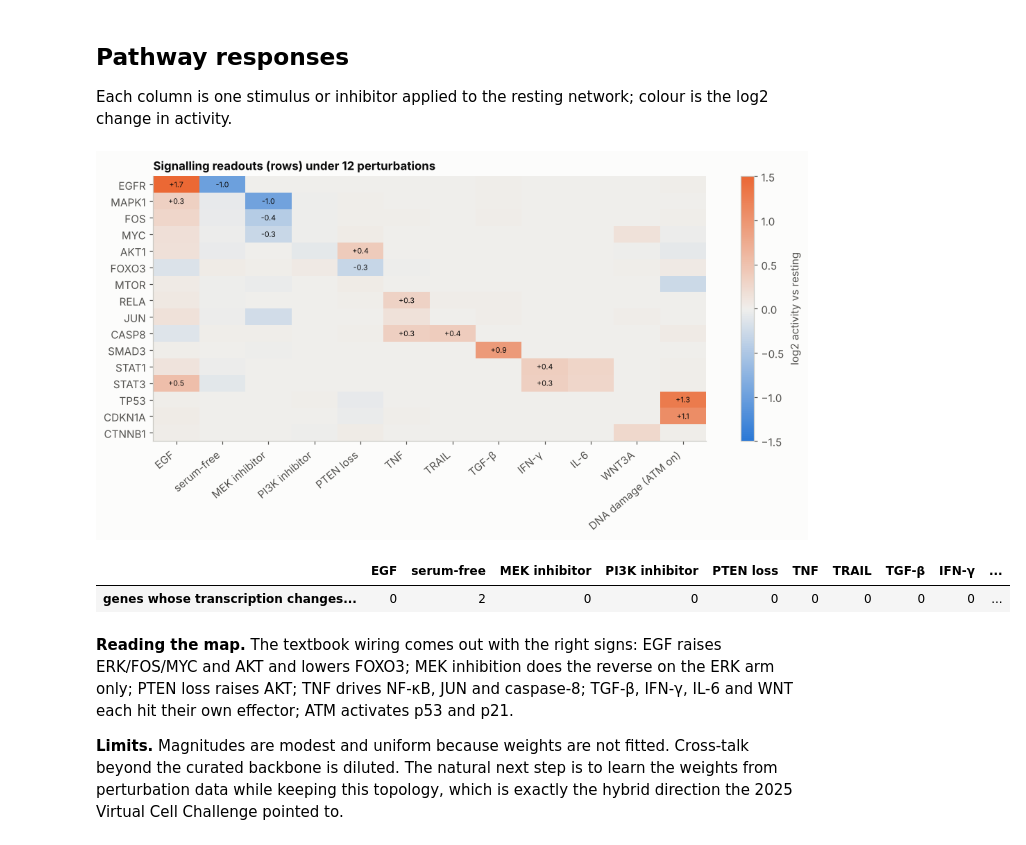
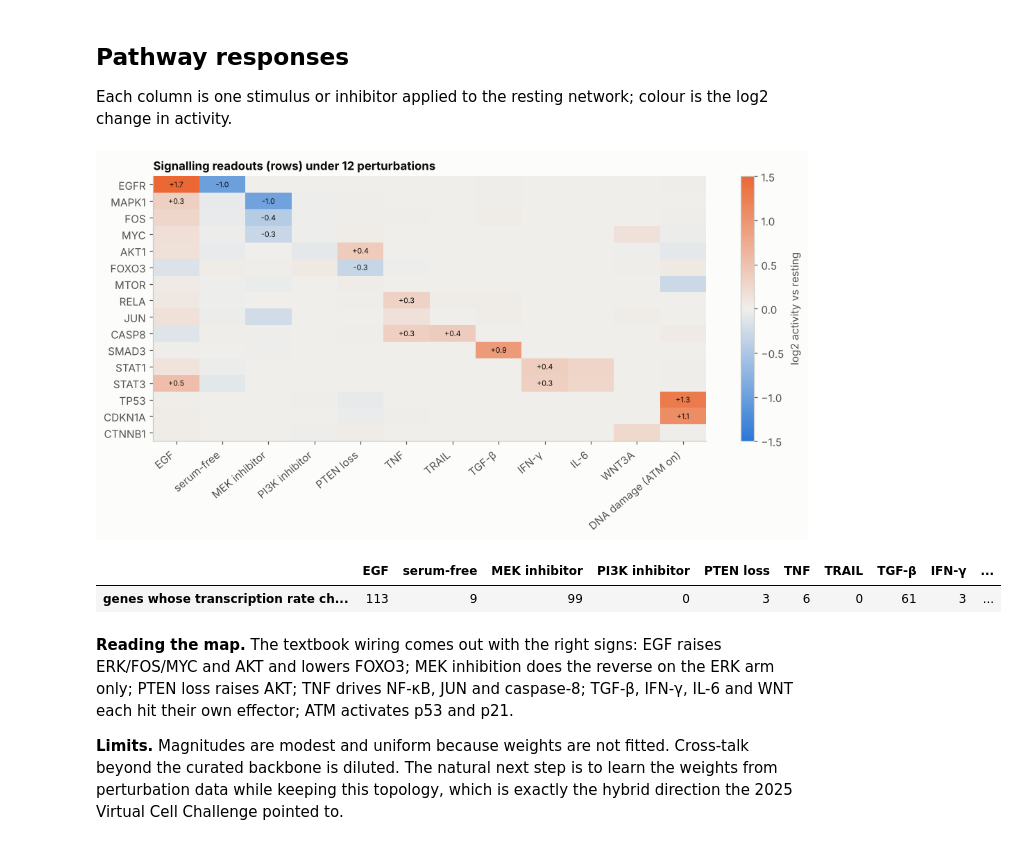
Before and after one commit to codenumber4x-ctrl/Virtual-cell, a Jupyter notebook: notebooks/03_signalling_and_regulation.ipynb, the cells around one changed output. Cells and saved outputs as stored; diff of their text form; code cells hidden in the pictures.

```diff
--- a/notebooks/03_signalling_and_regulation.ipynb
+++ b/notebooks/03_signalling_and_regulation.ipynb
@@ -43,36 +43,36 @@ ones = np.ones(sig.n)
 def respond(clamp=None, off=(), serum=None):
     sig.a, sig.clamp = sig.a_ref.copy(), {}
     if serum is not None: sig.serum(serum)
     if clamp: sig.set(**clamp)
     av = ones.copy()
     for s in off: av[sig.pos[s]] = 0.03
     for _ in range(80): sig.step(av)
     act = pd.Series({r: np.log2(max(sig.activity(r), 1e-3)) for r in readouts})
-    n_genes = int((np.abs(np.log2(sig.regulation(np.ones(len(g))))) > np.log2(1.5)).sum())
+    n_genes = int((np.abs(np.log2(sig.regulation(np.ones(len(g))))) > np.log2(1.25)).sum())
     sig.a, sig.clamp = sig.a_ref.copy(), {}
     return act, n_genes
 
 conds = {"EGF": dict(clamp={"EGF": 1.0}), "serum-free": dict(serum=0.0), "MEK inhibitor": dict(off=["MAP2K1", "MAP2K2"]),
          "PI3K inhibitor": dict(off=["PIK3CA"]), "PTEN loss": dict(off=["PTEN"]), "TNF": dict(clamp={"TNF": 1.0}),
          "TRAIL": dict(clamp={"TNFSF10": 1.0}), "TGF-β": dict(clamp={"TGFB1": 1.0}), "IFN-γ": dict(clamp={"IFNG": 1.0}),
          "IL-6": dict(clamp={"IL6": 1.0}), "WNT3A": dict(clamp={"WNT3A": 1.0}), "DNA damage (ATM on)": dict(clamp={"ATM": 1.0})}
 res = {k: respond(**v) for k, v in conds.items()}
 M = pd.DataFrame({k: v[0] for k, v in res.items()})
 cmap = LinearSegmentedColormap.from_list("div", [P.SERIES[0], "#f0efec", P.SERIES[1]])
 fig, ax = plt.subplots(figsize=(10, 5.2))
 im = ax.imshow(M.values, cmap=cmap, vmin=-1.5, vmax=1.5, aspect="auto")
 ax.set_xticks(range(M.shape[1])); ax.set_xticklabels(M.columns, rotation=40, ha="right")
 ax.set_yticks(range(M.shape[0])); ax.set_yticklabels(M.index); ax.grid(False)
 for i in range(M.shape[0]):
     for j in range(M.shape[1]):
         if abs(M.values[i, j]) >= 0.3: ax.text(j, i, f"{M.values[i, j]:+.1f}", ha="center", va="center", fontsize=7, color=P.INK)
 fig.colorbar(im, ax=ax, label="log2 activity vs resting"); ax.set_title("Signalling readouts (rows) under 12 perturbations")
 plt.tight_layout(); plt.show()
-pd.Series({k: v[1] for k, v in res.items()}, name="genes whose transcription changes > 1.5×").to_frame().T
+pd.Series({k: v[1] for k, v in res.items()}, name="genes whose transcription rate changes > 1.25×").to_frame().T
 # %% [output]
 [figure]
 |  | EGF | serum-free | MEK inhibitor | PI3K inhibitor | PTEN loss | TNF | TRAIL | TGF-β | IFN-γ | ... |
-| genes whose transcription changes... | 0 | 2 | 0 | 0 | 0 | 0 | 0 | 0 | 0 | ... |
+| genes whose transcription rate ch... | 113 | 9 | 99 | 0 | 3 | 6 | 0 | 61 | 3 | ... |
 # %% [markdown]
 **Reading the map.** The textbook wiring comes out with the right signs: EGF raises ERK/FOS/MYC and AKT and
 lowers FOXO3; MEK inhibition does the reverse on the ERK arm only; PTEN loss raises AKT; TNF drives NF-κB,
```
Also changed, not shown: 15 other files.
